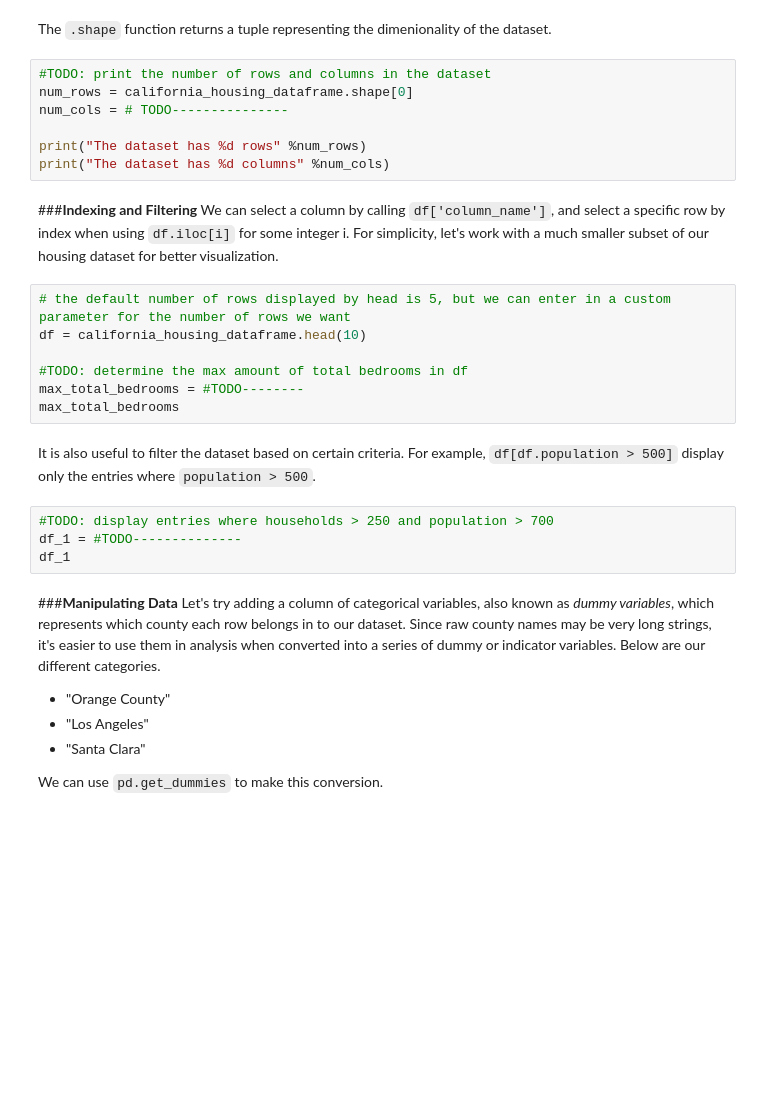
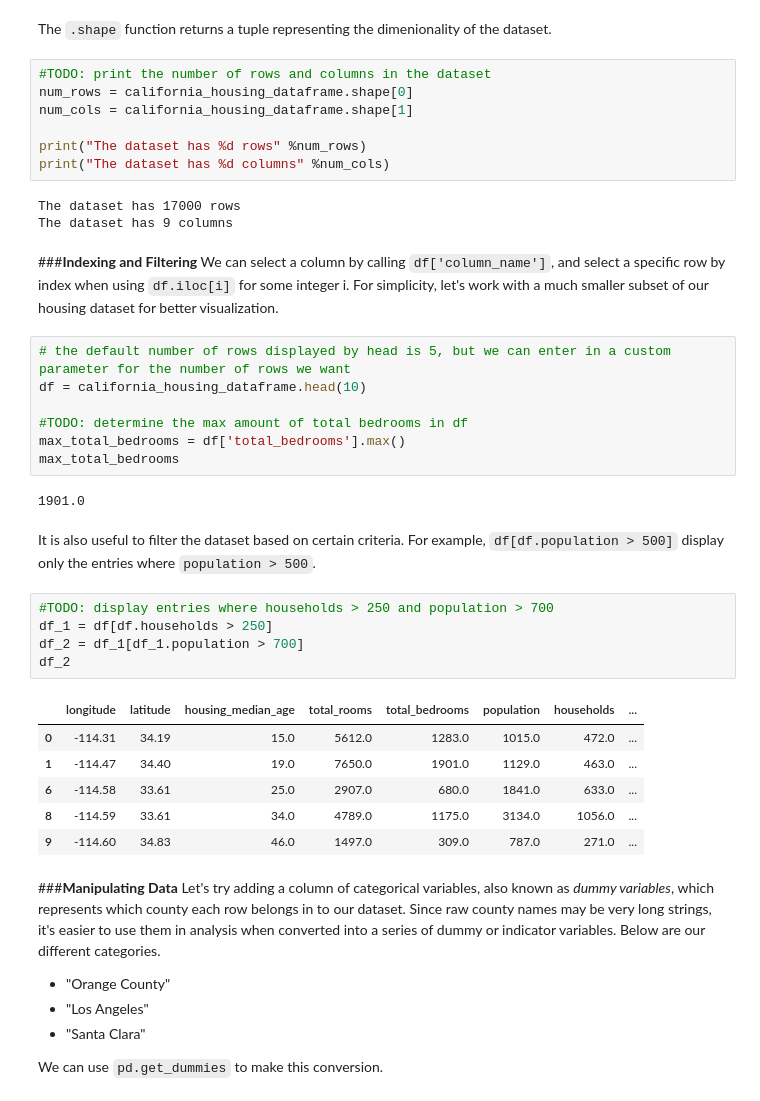
Before and after one commit to danielyangdev/CAIS-F23-Curriculum, a Jupyter notebook: [L0]_Intro_to_AI.ipynb, the cells around one changed output. Saved outputs shown, nothing was run; the diff lists cells and outputs as text; blank space fills up the shorter version.

```diff
--- a/[L0]_Intro_to_AI.ipynb
+++ b/[L0]_Intro_to_AI.ipynb
@@ -77,10 +88,13 @@ The `.shape` function returns a tuple representing the dimenionality of the data
 # %%
 #TODO: print the number of rows and columns in the dataset
 num_rows = california_housing_dataframe.shape[0]
-num_cols = # TODO---------------
+num_cols = california_housing_dataframe.shape[1]
 
 print("The dataset has %d rows" %num_rows)
 print("The dataset has %d columns" %num_cols)
+# %% [output]
+The dataset has 17000 rows
+The dataset has 9 columns
 # %% [markdown]
 ###**Indexing and Filtering**
 We can select a column by calling `df['column_name']`, and select a specific row by index when using `df.iloc[i]` for some integer i. For simplicity, let's work with a much smaller subset of our housing dataset for better visualization.
@@ -89,14 +103,24 @@ We can select a column by calling `df['column_name']`, and select a specific row
 df = california_housing_dataframe.head(10)
 
 #TODO: determine the max amount of total bedrooms in df
-max_total_bedrooms = #TODO--------
+max_total_bedrooms = df['total_bedrooms'].max()
 max_total_bedrooms
+# %% [output]
+1901.0
 # %% [markdown]
 It is also useful to filter the dataset based on certain criteria. For example, `df[df.population > 500]` display only the entries where `population > 500`.
 # %%
 #TODO: display entries where households > 250 and population > 700
-df_1 = #TODO--------------
-df_1
+df_1 = df[df.households > 250]
+df_2 = df_1[df_1.population > 700]
+df_2
+# %% [output]
+|  | longitude | latitude | housing_median_age | total_rooms | total_bedrooms | population | households | ... |
+| 0 | -114.31 | 34.19 | 15.0 | 5612.0 | 1283.0 | 1015.0 | 472.0 | ... |
+| 1 | -114.47 | 34.40 | 19.0 | 7650.0 | 1901.0 | 1129.0 | 463.0 | ... |
+| 6 | -114.58 | 33.61 | 25.0 | 2907.0 | 680.0 | 1841.0 | 633.0 | ... |
+| 8 | -114.59 | 33.61 | 34.0 | 4789.0 | 1175.0 | 3134.0 | 1056.0 | ... |
+| 9 | -114.60 | 34.83 | 46.0 | 1497.0 | 309.0 | 787.0 | 271.0 | ... |
 # %% [markdown]
 ###**Manipulating Data**
 Let's try adding a column of categorical variables, also known as *dummy variables*, which represents which county each row belongs in to our dataset. Since raw county names may be very long strings, it's easier to use them in analysis when converted into a series of dummy or indicator variables. Below are our different categories.
```
Also changed, not shown: parts of 14 cells of this notebook.
